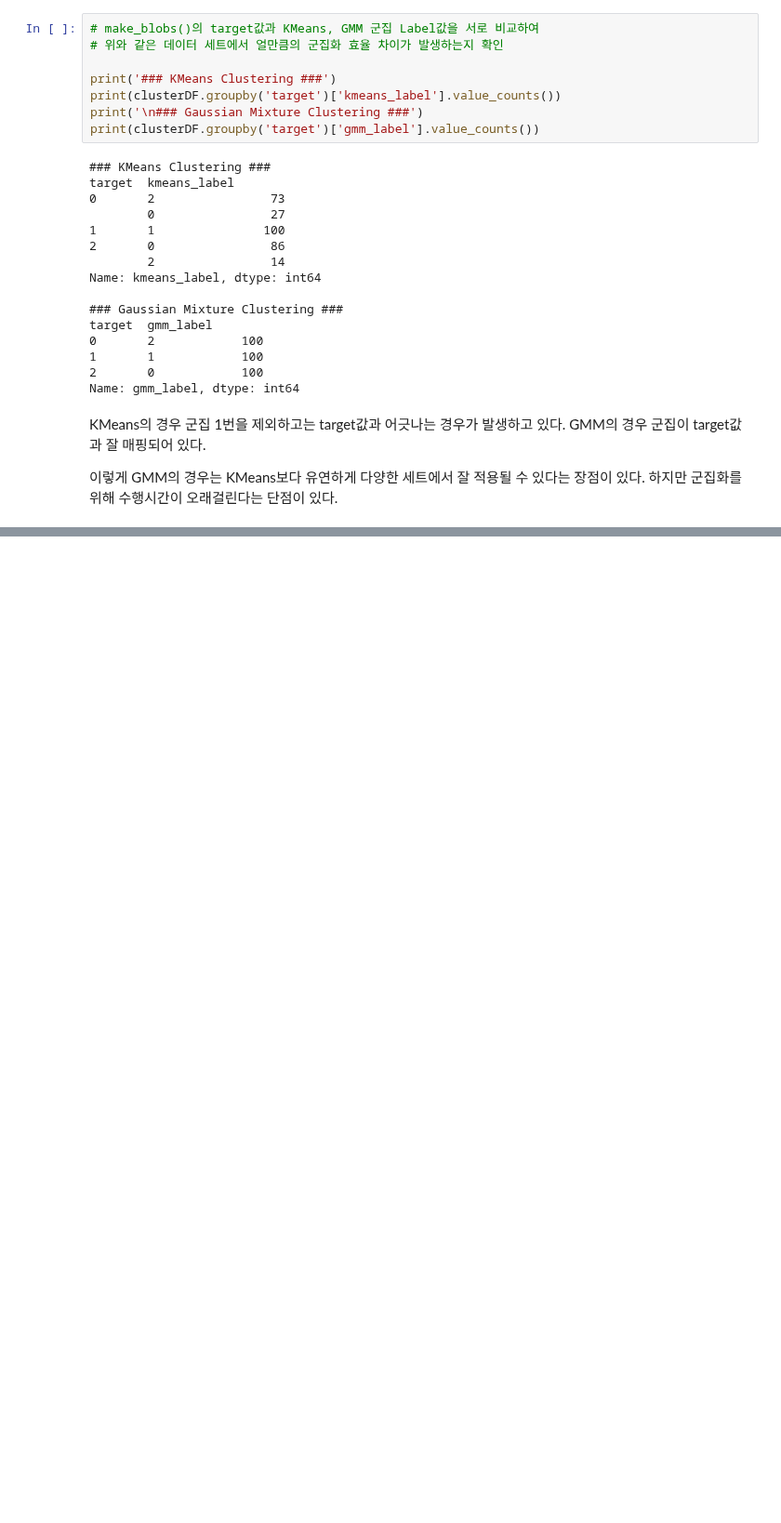
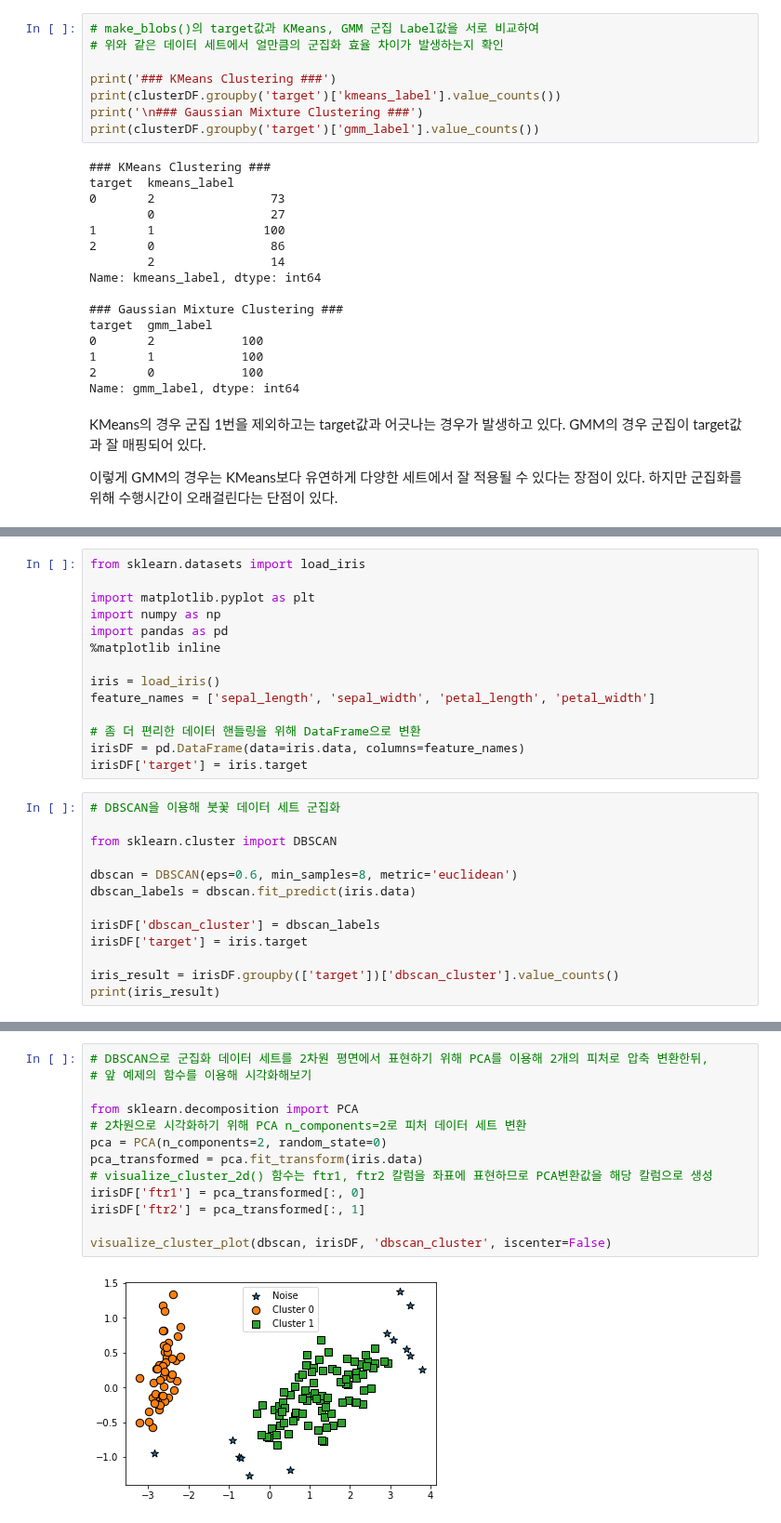
Before and after one commit to wizdom-js/data_analysis, a Jupyter notebook: 파이썬 머신러닝 완벽가이드/Chapter_07_군집화.ipynb, the cells around one changed output, grey strips where cells are left out. Shown at 93% size. Drawn from its saved outputs; the diff is of its cells as text; blank space fills up the shorter version.

```diff
--- a/파이썬 머신러닝 완벽가이드/Chapter_07_군집화.ipynb
+++ b/파이썬 머신러닝 완벽가이드/Chapter_07_군집화.ipynb
@@ -708,0 +732,27 @@ KMeans의 경우 군집 1번을 제외하고는 target값과 어긋나는 경우
+# %%
+from sklearn.datasets import load_iris
+
+import matplotlib.pyplot as plt
+import numpy as np
+import pandas as pd
+%matplotlib inline
+
+iris = load_iris()
+feature_names = ['sepal_length', 'sepal_width', 'petal_length', 'petal_width']
+
+# 좀 더 편리한 데이터 핸들링을 위해 DataFrame으로 변환
+irisDF = pd.DataFrame(data=iris.data, columns=feature_names)
+irisDF['target'] = iris.target
+# %%
+# DBSCAN을 이용해 붓꽃 데이터 세트 군집화
+
+from sklearn.cluster import DBSCAN
+
+dbscan = DBSCAN(eps=0.6, min_samples=8, metric='euclidean')
+dbscan_labels = dbscan.fit_predict(iris.data)
+
+irisDF['dbscan_cluster'] = dbscan_labels
+irisDF['target'] = iris.target
+
+iris_result = irisDF.groupby(['target'])['dbscan_cluster'].value_counts()
+print(iris_result)
@@ -708,0 +771,15 @@ KMeans의 경우 군집 1번을 제외하고는 target값과 어긋나는 경우
+# %%
+# DBSCAN으로 군집화 데이터 세트를 2차원 평면에서 표현하기 위해 PCA를 이용해 2개의 피처로 압축 변환한뒤,
+# 앞 예제의 함수를 이용해 시각화해보기
+
+from sklearn.decomposition import PCA
+# 2차원으로 시각화하기 위해 PCA n_components=2로 피처 데이터 세트 변환
+pca = PCA(n_components=2, random_state=0)
+pca_transformed = pca.fit_transform(iris.data)
+# visualize_cluster_2d() 함수는 ftr1, ftr2 칼럼을 좌표에 표현하므로 PCA변환값을 해당 칼럼으로 생성
+irisDF['ftr1'] = pca_transformed[:, 0]
+irisDF['ftr2'] = pca_transformed[:, 1]
+
+visualize_cluster_plot(dbscan, irisDF, 'dbscan_cluster', iscenter=False)
+# %% [output]
+[figure, added]
```
Also changed, not shown: parts of 12 cells of this notebook.
